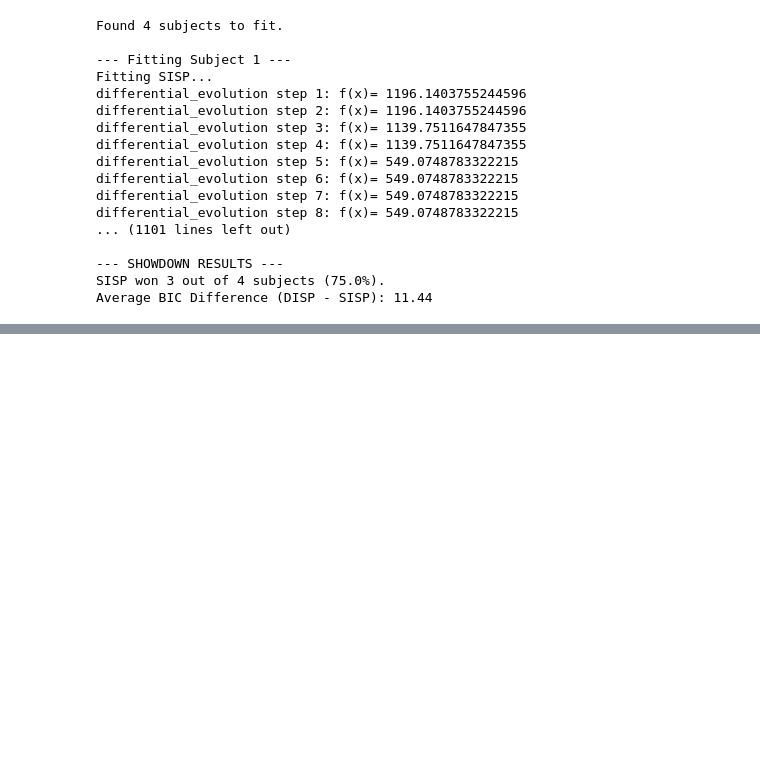
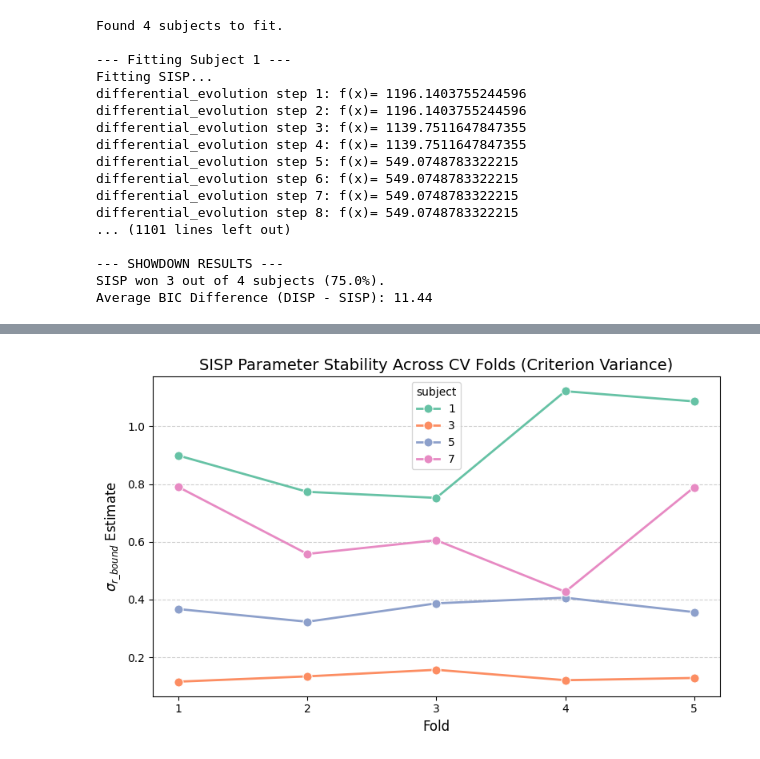
Before and after one commit to SpoopyPillow/caa_recognition_model, a Jupyter notebook: subject_fitting.ipynb, the cells around one changed output, grey strips where cells are left out. Drawn from its saved outputs; the diff is of its cells as text; code cells hidden in the pictures; blank space fills up the shorter version.

```diff
--- a/subject_fitting.ipynb
+++ b/subject_fitting.ipynb
@@ -144,0 +388,17 @@ Average BIC Difference (DISP - SISP): 11.44
+# %%
+# Plotting the stability of SISP's variable criterion (sigma_r_bound) across 5 folds
+plt.figure(figsize=(8, 5))
+sns.lineplot(
+    data=df_folds, x='fold', y='sisp_sigma_r_bound', hue='subject',
+    marker='o', palette='Set2', linewidth=2, markersize=8
+)
+
+plt.title("SISP Parameter Stability Across CV Folds (Criterion Variance)", fontsize=14)
+plt.ylabel(r"$\sigma_{r\_bound}$ Estimate", fontsize=12)
+plt.xlabel("Fold", fontsize=12)
+plt.xticks(range(1, 6))
+plt.grid(axis='y', linestyle='--', alpha=0.6)
+plt.tight_layout()
+plt.show()
+# %% [output]
+[figure, added]
```
Also changed, not shown: parts of 6 cells of this notebook, 2 other files.
